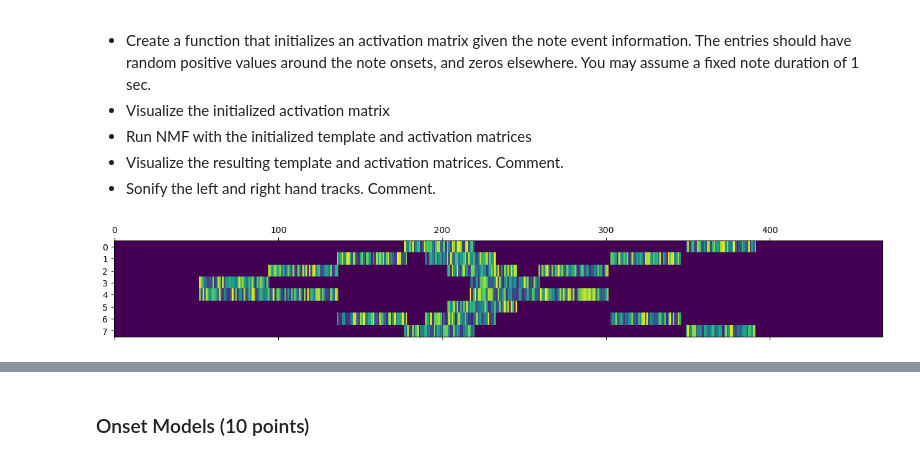
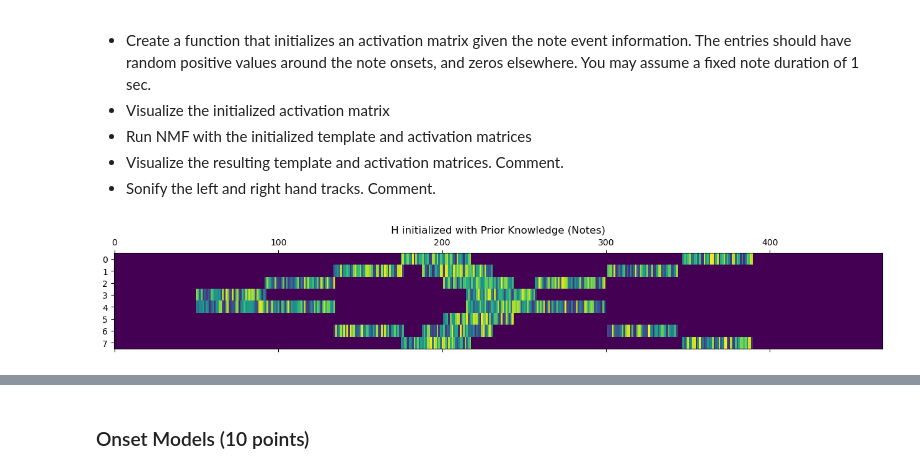
Before and after one commit to rafael-burger/E207-HW8, a Jupyter notebook: hw8.ipynb, the cells around one changed output, grey strips where cells are left out. Saved outputs shown, nothing was run; the diff lists cells and outputs as text; code cells hidden in the pictures.

```diff
--- a/hw8.ipynb
+++ b/hw8.ipynb
@@ -232,12 +256,10 @@ def calcTemplate(f0, K, N = 1024, f_margin = 3, fs = 22050):
 # %%
 # define list of note frequencies [C4, D4, ... ,B4, C5]
-f0_list = np.array([261.63, 293.66, 329.63, 349.23, 392.00, 440.00, 493.88, 523.25])
+f0_list = np.array([1046.5, 1174.66, 1318.51, 1396.91, 1567.98, 1760.00, 1975.53, 2093.00])
 
-W_prior_init = np.zeros((K, R))
+W2_init = calcTemplates(f0_list = f0_list, K = K, R = R)
 
-for i in range(R):
-    W_prior_init[:, i] = calcTemplate(f0 = f0_list[i], K = K)
-
-plt.matshow(W_prior_init, aspect = 'auto', origin = 'lower')
+plt.matshow(W2_init, aspect = 'auto', origin = 'lower')
+plt.title("W initialized with Prior Knowledge (Notes)")
 plt.show()
 # %% [output]
@@ -258,20 +280,26 @@ noteEvents = [(3, 1.23), (4, 1.23), (2, 2.19), (4, 2.19), (1, 3.16), (6, 3.16),
               (0, 8.11), (7, 8.11)]
 # %%
 ### INITIALIZE ACTIVATIONS TO INCORPORATE PRIOR KNOWLEDGE
-H_prior_init = np.zeros((R, M))
+
 
 def getAudioFrame(timestamp, fs, hop):
     audio_frame = timestamp * fs / hop
     return int(audio_frame)
 
-for i in range(len(noteEvents)):
-    template = noteEvents[i][0]
-    timestamp = noteEvents[i][1]
-    audio_frame = getAudioFrame(timestamp = timestamp, fs = fs, hop = hop_size)
-    frame_duration = getAudioFrame(timestamp = 1, fs = fs, hop = hop_size)
-    H_prior_init[template, audio_frame:audio_frame+frame_duration] = np.random.random_sample(frame_duration) + 0.1
+def calcActivations(noteEvents, R, M):
+    H_init = np.zeros((R, M))
+    for i in range(len(noteEvents)):
+        template = noteEvents[i][0]
+        timestamp = noteEvents[i][1]
+        audio_frame = getAudioFrame(timestamp = timestamp, fs = fs, hop = hop_size) - 2
+        frame_duration = getAudioFrame(timestamp = 1, fs = fs, hop = hop_size)
+        H_init[template, audio_frame:audio_frame+frame_duration] = np.random.random_sample(frame_duration) + ENSURE_NONZERO
+    return H_init
 
-plt.matshow(H_prior_init, aspect = 'auto')
+H2_init = calcActivations(noteEvents = noteEvents, R = R, M = M)
+
+plt.matshow(H2_init, aspect = 'auto')
+plt.title("H initialized with Prior Knowledge (Notes)")
 plt.show()
 # %% [output]
-[figure, old version]
+[figure, new version]
```
Also changed, not shown: parts of 35 cells of this notebook, 14 other files.
